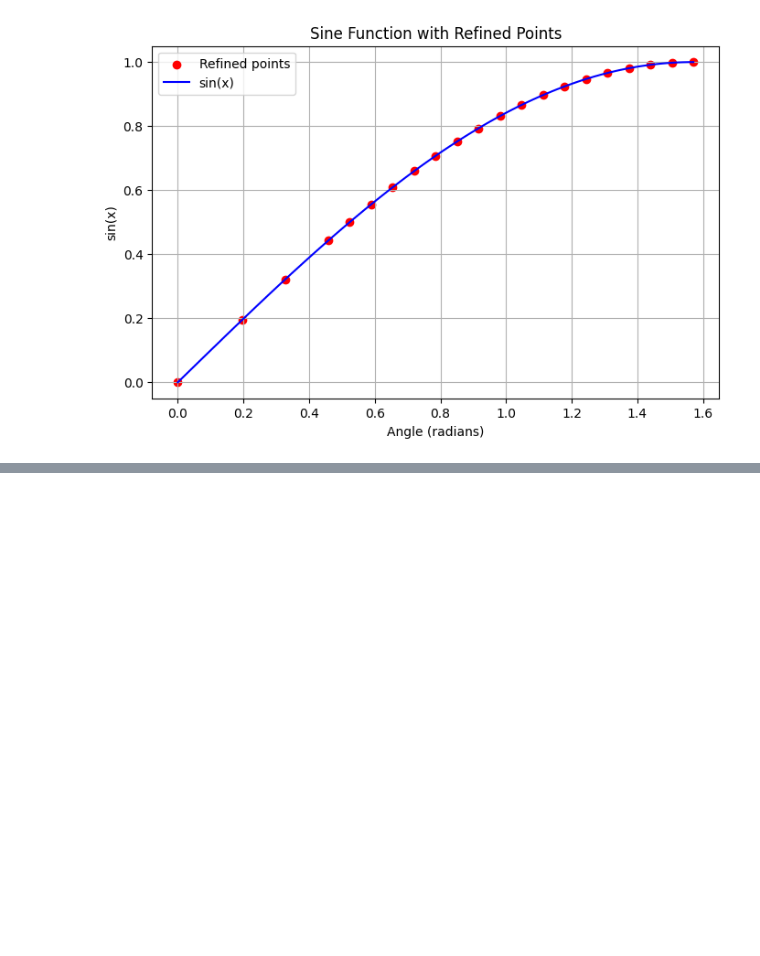
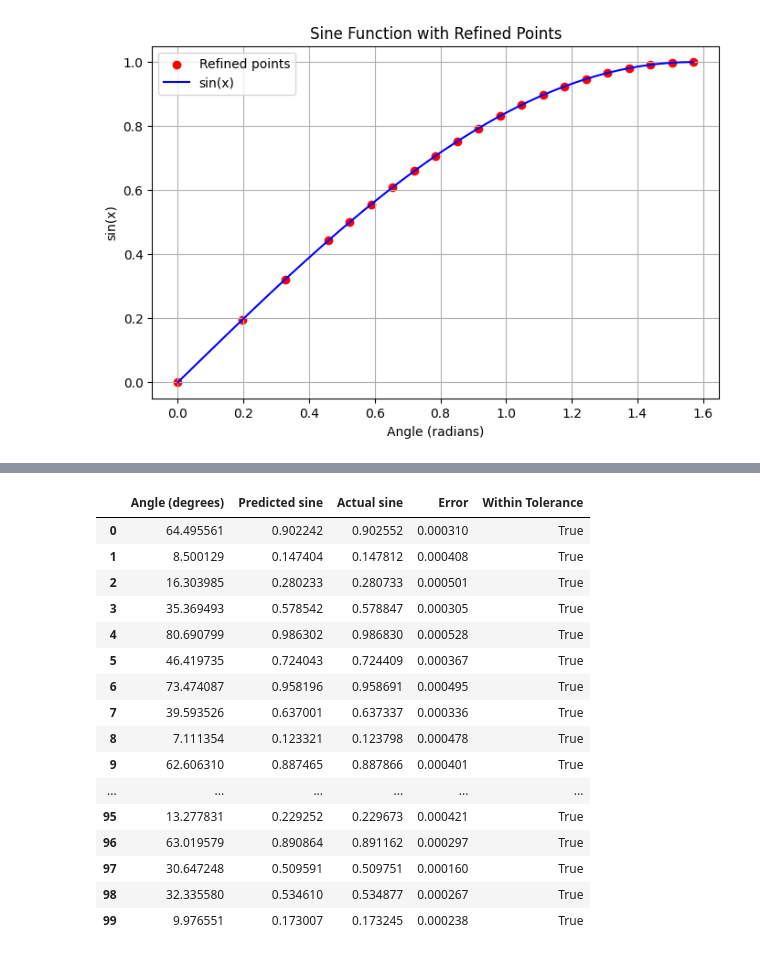
Before and after one commit to Ruthra03/Sine-interpolation, a Jupyter notebook: Linear_interpolation.ipynb, the cells around one changed output, grey strips where cells are left out. Drawn from its saved outputs; the diff is of its cells as text; code cells hidden in the pictures; blank space fills up the shorter version.

```diff
--- a/Linear_interpolation.ipynb
+++ b/Linear_interpolation.ipynb
@@ -158,3 +159,8 @@ plt.legend()
 plt.show()
 # %% [output]
 [figure]
+# %%
+def create_table(angles, y_values):
+    return np.column_stack((angles, y_values))
+refined_table = create_table(refined_angles, refined_sine)
+initial_table = create_table(final_angles, final_sine)
@@ -160,0 +187,49 @@ plt.show()
+# %%
+
+def predict_sine(angle_degrees):
+    angle_radians = np.radians(angle_degrees) # Convert angle to radians
+
+    for i in range(len(refined_table) - 1): # Get the index of the range
+        if refined_table[i, 0] <= angle_radians <= refined_table[i + 1, 0]:
+            x1, y1 = refined_table[i]
+            x2, y2 = refined_table[i + 1]
+
+            sine_value = y1 + (y2 - y1) * (angle_radians - x1) / (x2 - x1) # Predict using linear interpolation
+            return sine_value
+
+random_angles = np.random.uniform(0, 90, size=100)
+
+predicted_sine_values = np.array([predict_sine(angle) for angle in random_angles]) # Predict sine values using linear interpolation
+
+actual_sine_values = np.sin(np.radians(random_angles)) # Calculate actual sine value
+
+errors = np.abs(predicted_sine_values - actual_sine_values) # Calculate error
+
+pd.set_option('display.max_rows', 150)
+df = pd.DataFrame({
+    'Angle (degrees)': random_angles,
+    'Predicted sine': predicted_sine_values,
+    'Actual sine': actual_sine_values,
+    'Error': errors,
+    'Within Tolerance': errors <= tolerance
+})
+
+df
+# %% [output]
+|  | Angle (degrees) | Predicted sine | Actual sine | Error | Within Tolerance |
+| 0 | 64.495561 | 0.902242 | 0.902552 | 0.000310 | True |
+| 1 | 8.500129 | 0.147404 | 0.147812 | 0.000408 | True |
+| 2 | 16.303985 | 0.280233 | 0.280733 | 0.000501 | True |
+| 3 | 35.369493 | 0.578542 | 0.578847 | 0.000305 | True |
+| 4 | 80.690799 | 0.986302 | 0.986830 | 0.000528 | True |
+| 5 | 46.419735 | 0.724043 | 0.724409 | 0.000367 | True |
+| 6 | 73.474087 | 0.958196 | 0.958691 | 0.000495 | True |
+| 7 | 39.593526 | 0.637001 | 0.637337 | 0.000336 | True |
+| 8 | 7.111354 | 0.123321 | 0.123798 | 0.000478 | True |
+| 9 | 62.606310 | 0.887465 | 0.887866 | 0.000401 | True |
+| ... | ... | ... | ... | ... | ... |
+| 95 | 13.277831 | 0.229252 | 0.229673 | 0.000421 | True |
+| 96 | 63.019579 | 0.890864 | 0.891162 | 0.000297 | True |
+| 97 | 30.647248 | 0.509591 | 0.509751 | 0.000160 | True |
+| 98 | 32.335580 | 0.534610 | 0.534877 | 0.000267 | True |
+| 99 | 9.976551 | 0.173007 | 0.173245 | 0.000238 | True |
```
Also changed, not shown: parts of 2 cells of this notebook.
